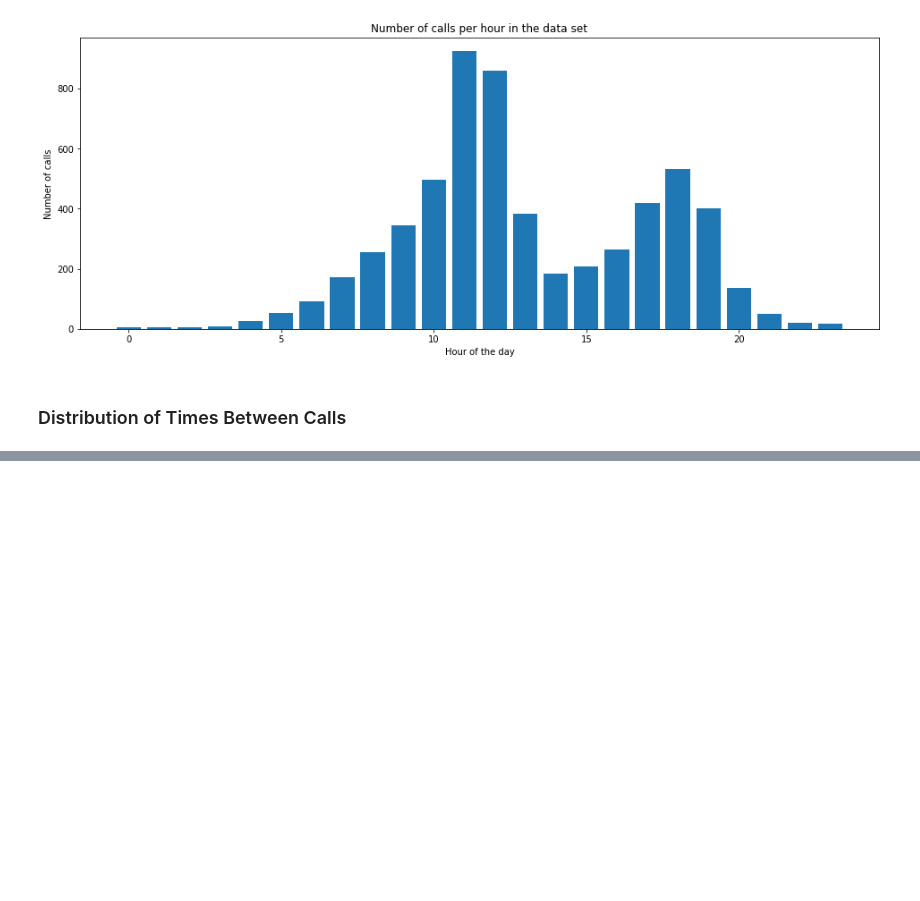
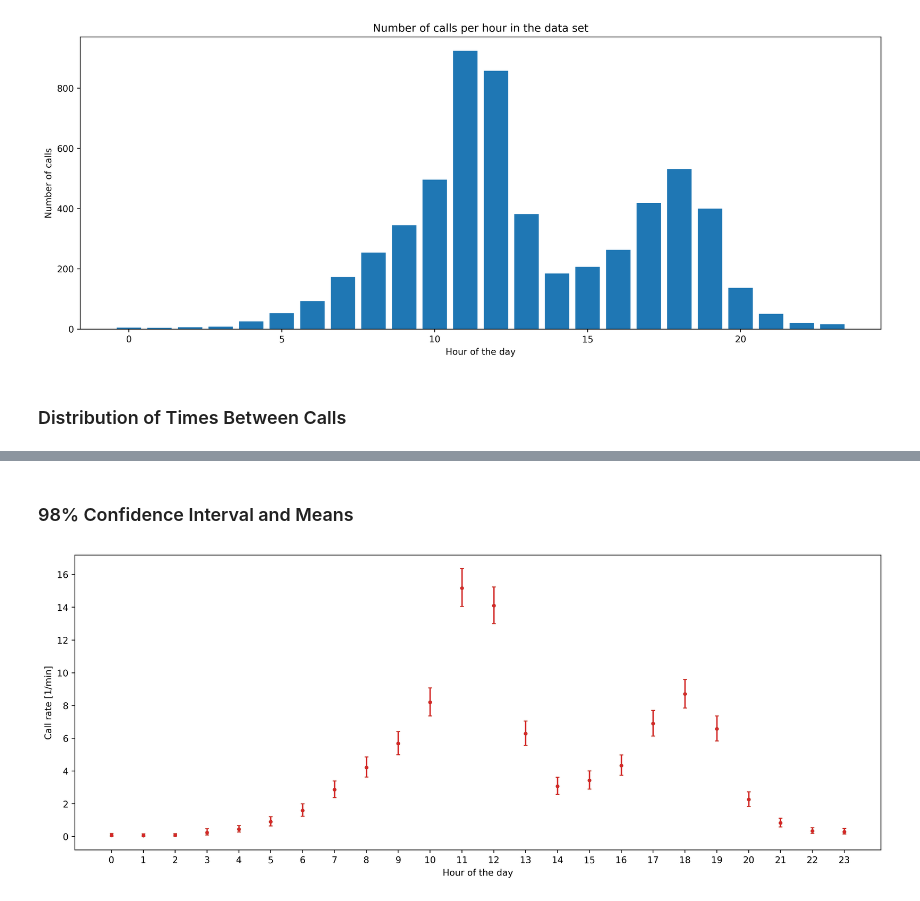
Before and after one commit to Munchic/cs146, a Jupyter notebook: Assignment 2.ipynb, the cells around one changed output, grey strips where cells are left out. Drawn from its saved outputs; the diff is of its cells as text; code cells hidden in the pictures; blank space fills up the shorter version.

```diff
--- a/Assignment 2.ipynb
+++ b/Assignment 2.ipynb
@@ -61,0 +133,6 @@ plt.show()
+# %%
+call_rate_pdf_storage = []
+beta = 1
+
+for hour in range(24):
+    call_rate_pdf_storage.append(CallRatePDF(alpha=call_rate[hour], beta=beta))
@@ -61,0 +162,4 @@ plt.show()
+# %%
+# run only once, otherwise data added twice
+for hour in hours:
+    call_rate_pdf_storage[hour].add_data(waiting_times_per_hour[hour])
@@ -61,0 +187,33 @@ plt.show()
+# %% [markdown]
+### 98% Confidence Interval and Means
+# %%
+def compute_percentile(parameter_values, distribution_values, percentile):
+    cumulative_distribution = sp.integrate.cumtrapz(
+        distribution_values, parameter_values)
+    percentile_index = np.searchsorted(cumulative_distribution, percentile)
+
+    return lambdas[percentile_index]
+
+conf_98_storage = []
+mean_storage = []
+for hour in hours:
+    call_rate_pdf = call_rate_pdf_storage[hour].pdf(lambdas)
+    percentiles = [compute_percentile(lambdas, call_rate_pdf, p) for p in [0.01, 0.99]]
+    mean = compute_percentile(lambdas, call_rate_pdf, 0.5)
+
+    conf_98_storage.append(percentiles)
+    mean_storage.append(mean)
+# %%
+error_ranges = np.array(conf_98_storage).transpose() - mean_storage
+error_ranges[0] = -error_ranges[0] # it's going down, but errorbar wants a positive down error
+# %%
+plt.figure(figsize=(16, 6), dpi=330)
+for hour in hours:
+    plt.errorbar(range(24), mean_storage, error_ranges, fmt='.', capsize=2)
+
+plt.xticks(np.arange(0, 24, 1))
+plt.xlabel('Hour of the day')
+plt.ylabel('Call rate [1/min]')
+plt.show()
+# %% [output]
+[figure, added]
```
Also changed, not shown: parts of 21 cells of this notebook, 3 other files.
